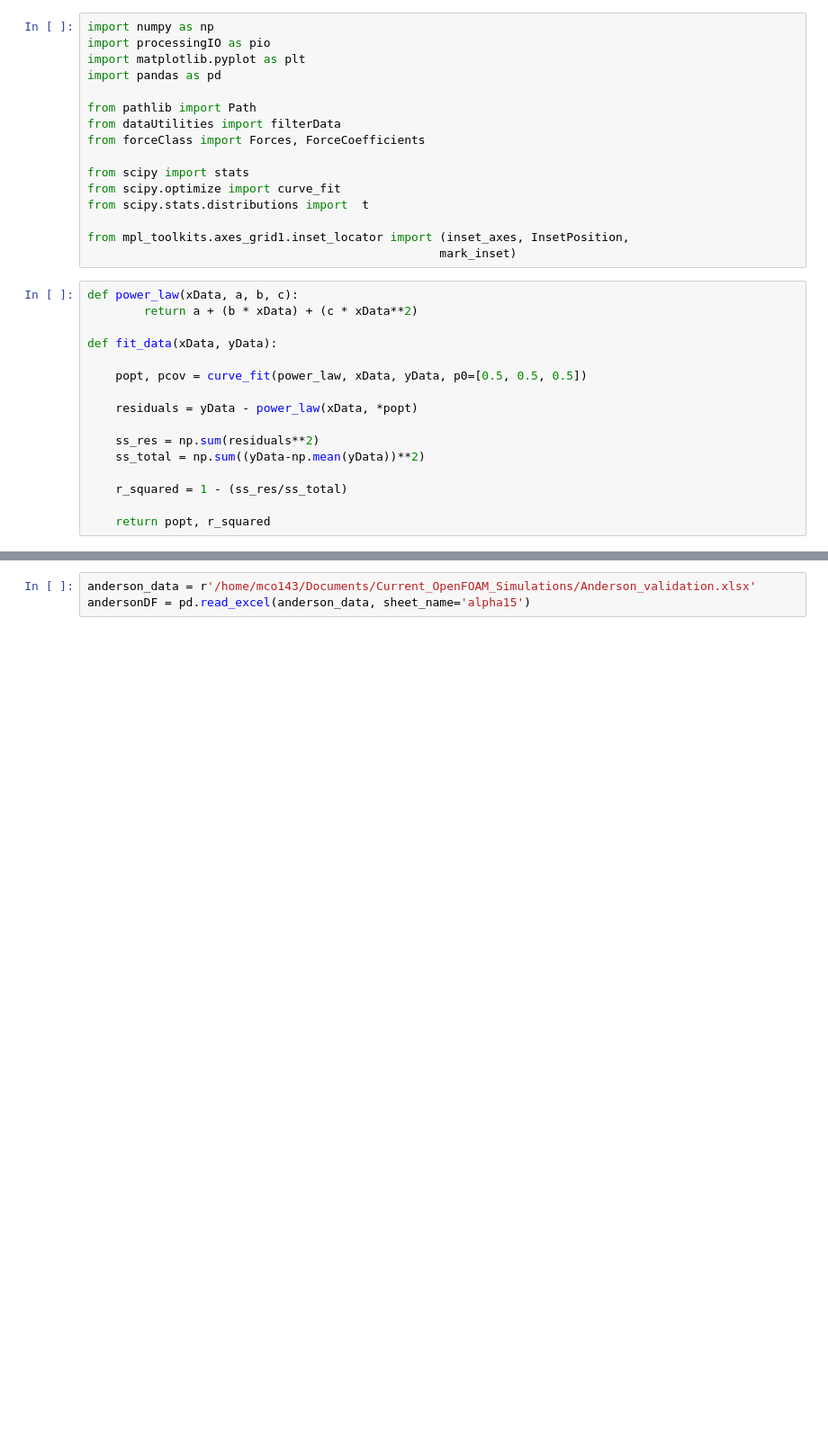
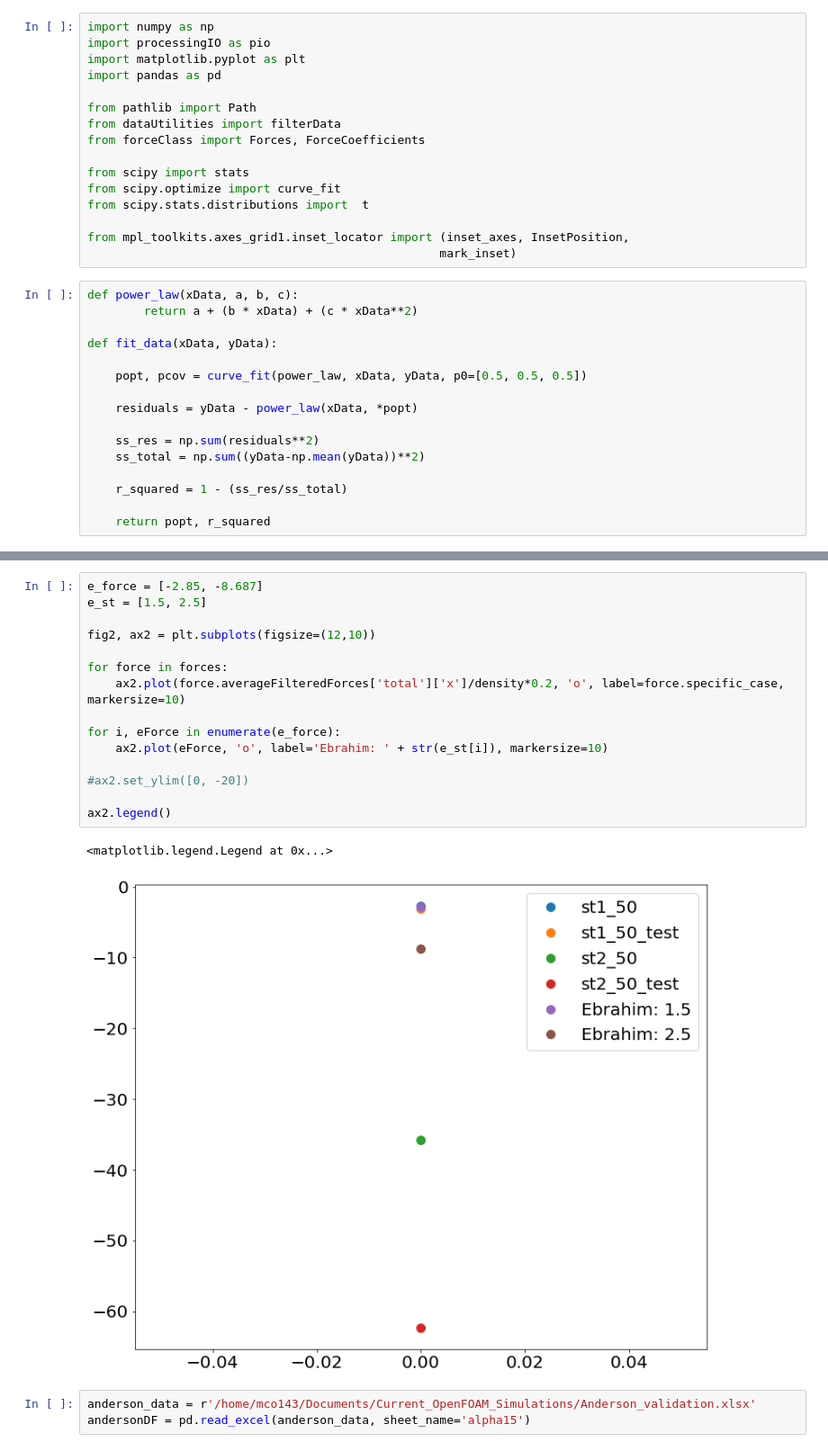
Before and after one commit to michaelcoe/Ika-Flow, a Jupyter notebook: OpenFOAM/postProcessing/plotForces_singleCase.ipynb, the cells around one changed output, grey strips where cells are left out. Shown at 90% size. Saved outputs shown, nothing was run; the diff lists cells and outputs as text; blank space fills up the shorter version.

```diff
--- a/OpenFOAM/postProcessing/plotForces_singleCase.ipynb
+++ b/OpenFOAM/postProcessing/plotForces_singleCase.ipynb
@@ -93,3 +95,21 @@ average_fx = np.asarray(average_fx)
+# %%
+e_force = [-2.85, -8.687]
+e_st = [1.5, 2.5]
+
+fig2, ax2 = plt.subplots(figsize=(12,10))
+
+for force in forces:
+    ax2.plot(force.averageFilteredForces['total']['x']/density*0.2, 'o', label=force.specific_case, markersize=10)
+
+for i, eForce in enumerate(e_force):
+    ax2.plot(eForce, 'o', label='Ebrahim: ' + str(e_st[i]), markersize=10)
+
+#ax2.set_ylim([0, -20])
+
+ax2.legend()
+# %% [output]
+<matplotlib.legend.Legend at 0x...>
+[figure, added]
 # %%
 anderson_data = r'/home/mco143/Documents/Current_OpenFOAM_Simulations/Anderson_validation.xlsx'
 andersonDF = pd.read_excel(anderson_data, sheet_name='alpha15')
```
Also changed, not shown: parts of 3 cells of this notebook, 5 other files.
